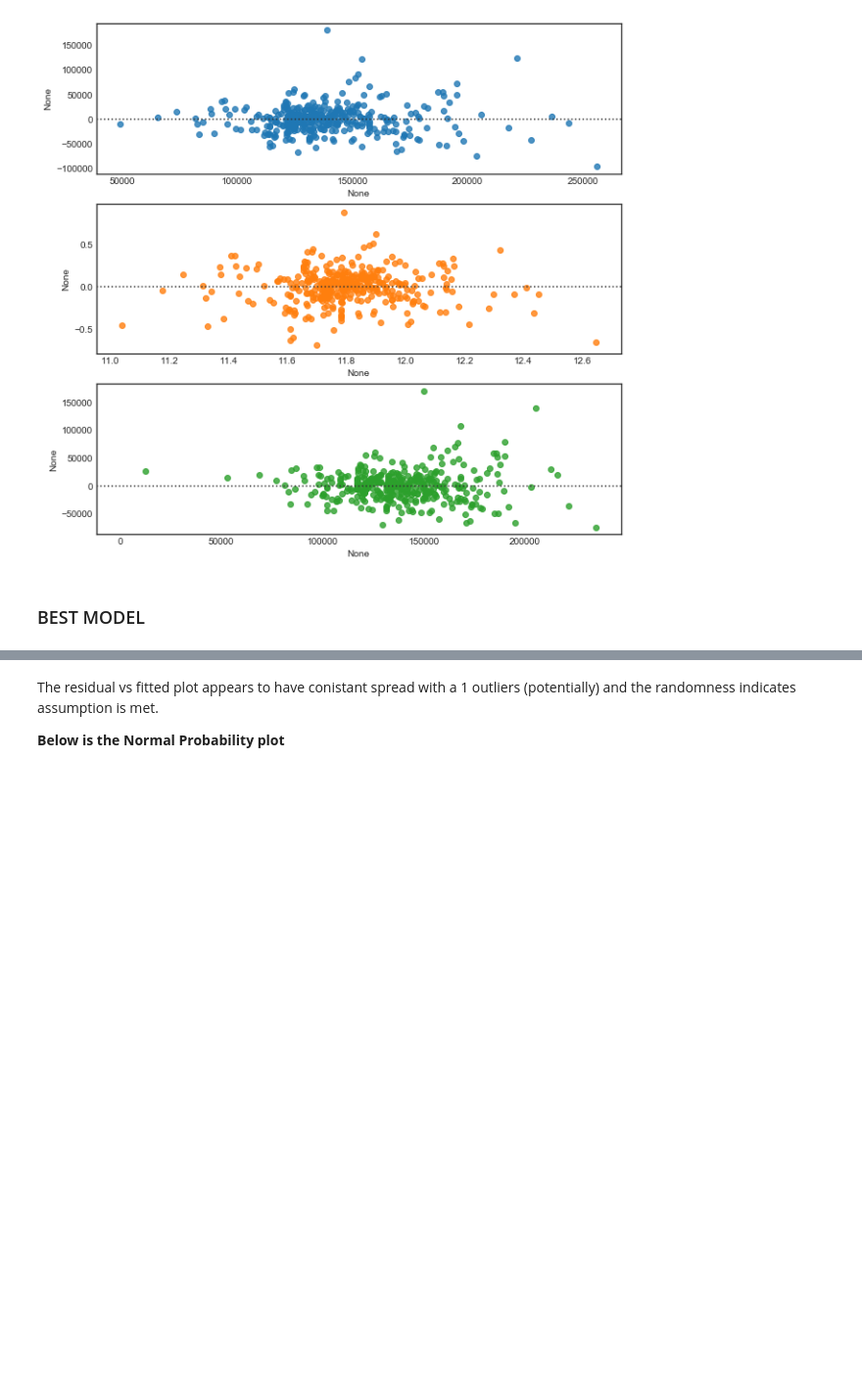
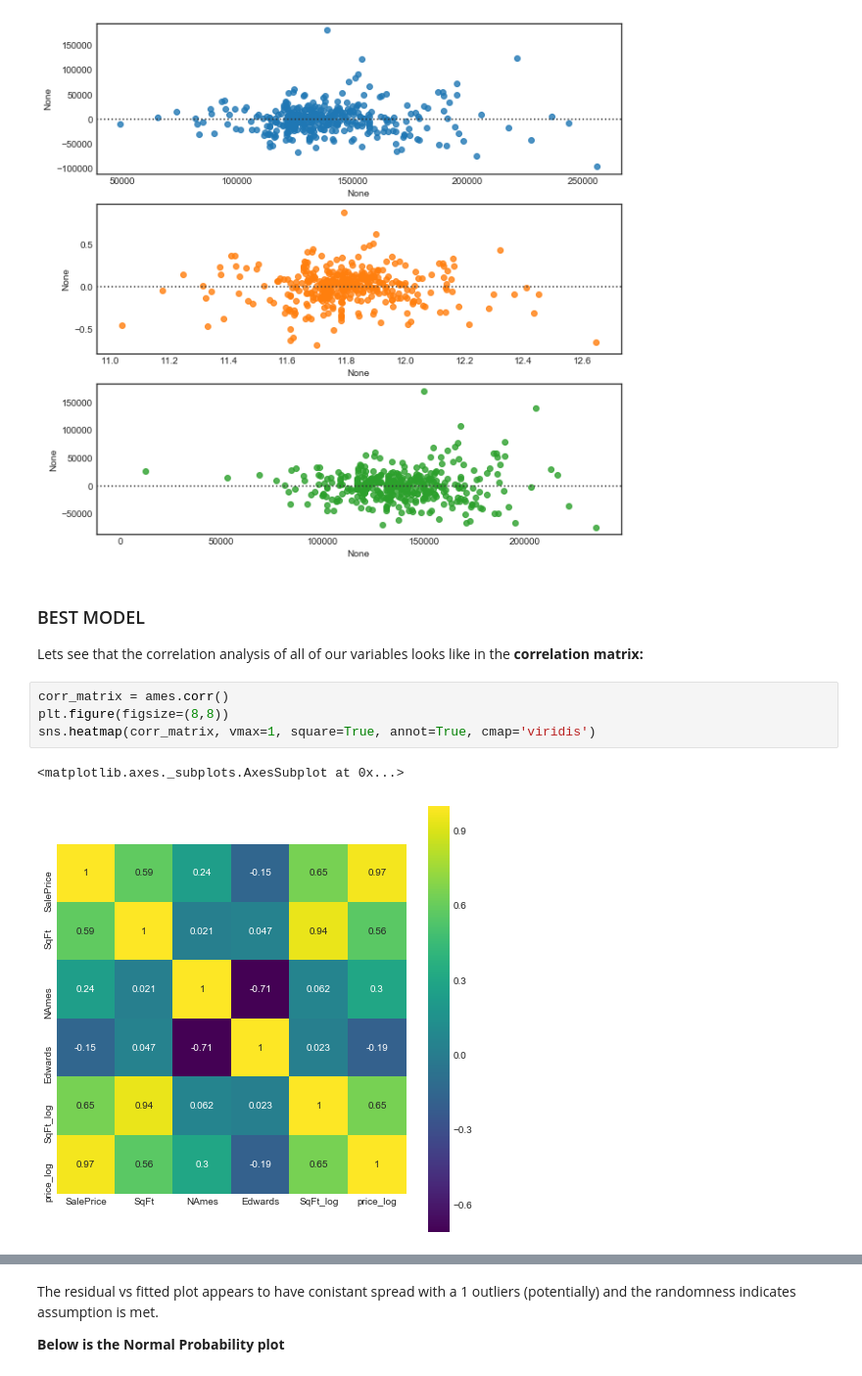
Before and after one commit to naivelogic/Machine_Learning_Notebooks, a Jupyter notebook: Data_Science/Stats Foundation/Regression Methods/Kaggle - House Prices.ipynb, the cells around one changed output, grey strips where cells are left out. Shown at 98% size. Drawn from its saved outputs; the diff is of its cells as text; blank space fills up the shorter version.

Commit message:
Update Kaggle - House Prices.ipynb
Analysis 1 complete - model prediction for sales prices using sq_ft on selected neighborhoods

```diff
--- a/Data_Science/Stats Foundation/Regression Methods/Kaggle - House Prices.ipynb
+++ b/Data_Science/Stats Foundation/Regression Methods/Kaggle - House Prices.ipynb
@@ -373,5 +373,14 @@ house_model = smf.ols(formula='SalePrice ~ SqFt_log + NAmes +  Edwards + SqFt_lo
 sns.residplot(x = house_model.fittedvalues, y = house_model.resid, ax = ax3);
 # %% [output]
 [figure]
-# %% [markdown]
-### BEST MODEL
+# %% [markdown]
+### BEST MODEL
+
+Lets see that the correlation analysis of all of our variables looks like in the __correlation matrix:__
+# %%
+corr_matrix = ames.corr()
+plt.figure(figsize=(8,8))
+sns.heatmap(corr_matrix, vmax=1, square=True, annot=True, cmap='viridis')
+# %% [output]
+<matplotlib.axes._subplots.AxesSubplot at 0x...>
+[figure, added]
```
Also changed, not shown: parts of 25 cells of this notebook.
